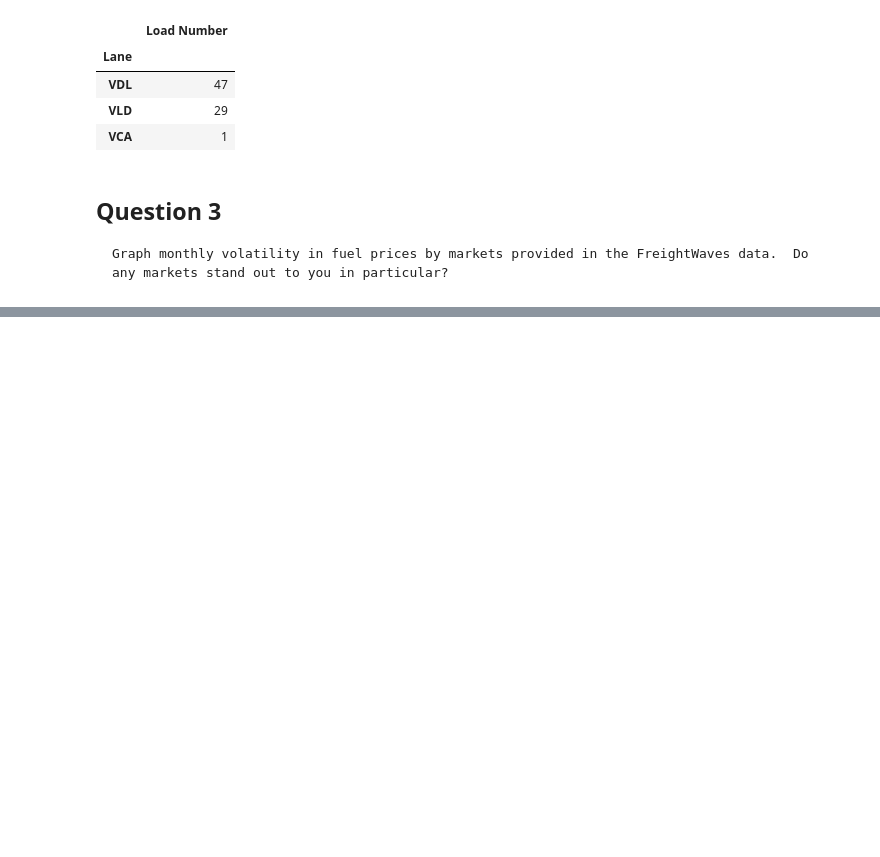
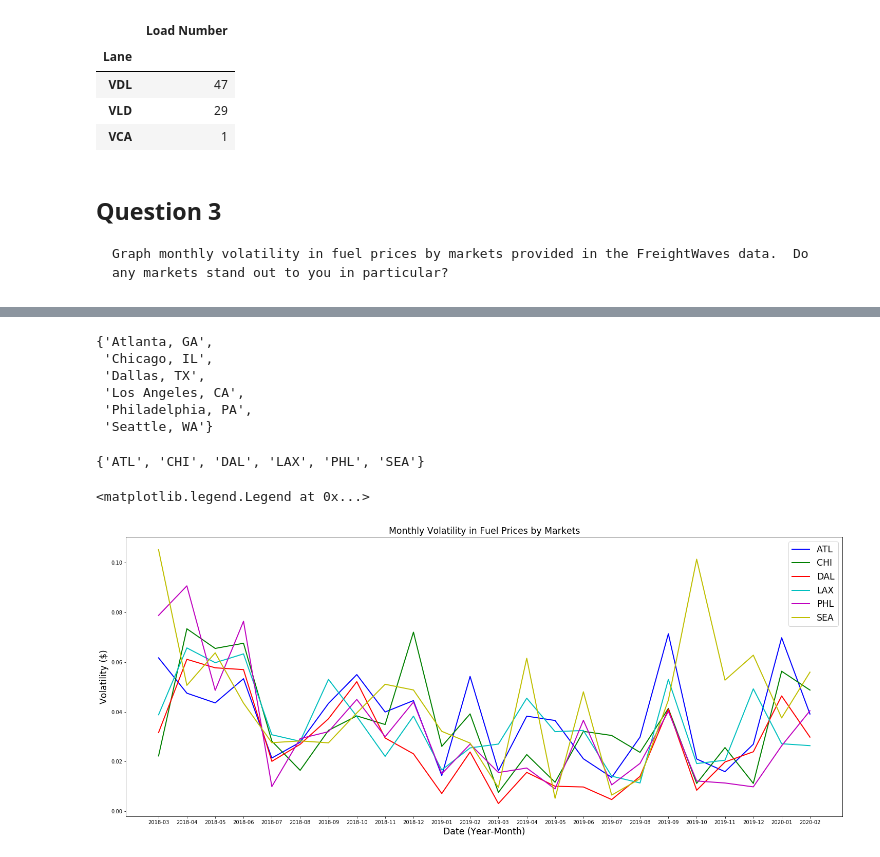
Before and after one commit to cmarshall1999/Loyola-Supply-Chain-Competition, a Jupyter notebook: Loyola-Supply-Chain-Analysis.ipynb, the cells around one changed output, grey strips where cells are left out. Saved outputs shown, nothing was run; the diff lists cells and outputs as text; code cells hidden in the pictures; blank space fills up the shorter version.

```diff
--- a/Loyola-Supply-Chain-Analysis.ipynb
+++ b/Loyola-Supply-Chain-Analysis.ipynb
@@ -322,0 +384,40 @@ FreightWaves
+# %%
+set(Q3['Description'])
+# %% [output]
+{'Atlanta, GA',
+ 'Chicago, IL',
+ 'Dallas, TX',
+ 'Los Angeles, CA',
+ 'Philadelphia, PA',
+ 'Seattle, WA'}
+# %%
+set(Q3['granularity1'])
+# %% [output]
+{'ATL', 'CHI', 'DAL', 'LAX', 'PHL', 'SEA'}
+# %%
+per = Q3.data_timestamp.dt.to_period("M")
+# %%
+DTS_Monthly_Volatility=Q3.groupby(['granularity1',per]).std()
+# %%
+months=['2018-03','2018-04','2018-05','2018-06','2018-07','2018-08','2018-09','2018-10','2018-11','2018-12','2019-01','2019-02','2019-03','2019-04','2019-05','2019-06','2019-07','2019-08','2019-09','2019-10','2019-11','2019-12','2020-01','2020-02']
+y_atl=DTS_Monthly_Volatility['data_value'][0:24]
+y_chi=DTS_Monthly_Volatility['data_value'][24:48]
+y_dal=DTS_Monthly_Volatility['data_value'][48:72]
+y_lax=DTS_Monthly_Volatility['data_value'][72:96]
+y_phl=DTS_Monthly_Volatility['data_value'][96:120]
+y_sea=DTS_Monthly_Volatility['data_value'][120:144]
+# %%
+fig = plt.figure(figsize=(25,10))
+plt.plot( months, y_atl, marker='', color='b', linewidth=2,label="ATL")
+plt.plot( months, y_chi, marker='', color='g', linewidth=2,label="CHI")
+plt.plot( months, y_dal, marker='', color='r', linewidth=2,label="DAL")
+plt.plot( months, y_lax, marker='', color='c', linewidth=2,label="LAX")
+plt.plot( months, y_phl, marker='', color='m', linewidth=2,label="PHL")
+plt.plot( months, y_sea, marker='', color='y', linewidth=2,label="SEA")
+plt.title('Monthly Volatility in Fuel Prices by Markets',fontsize='xx-large')
+plt.ylabel('Volatility ($)',fontsize='xx-large')
+plt.xlabel('Date (Year-Month)',fontsize='xx-large')
+plt.legend(fontsize='xx-large')
+# %% [output]
+<matplotlib.legend.Legend at 0x...>
+[figure, added]
```
Also changed, not shown: parts of 20 cells of this notebook, 2 other files.
